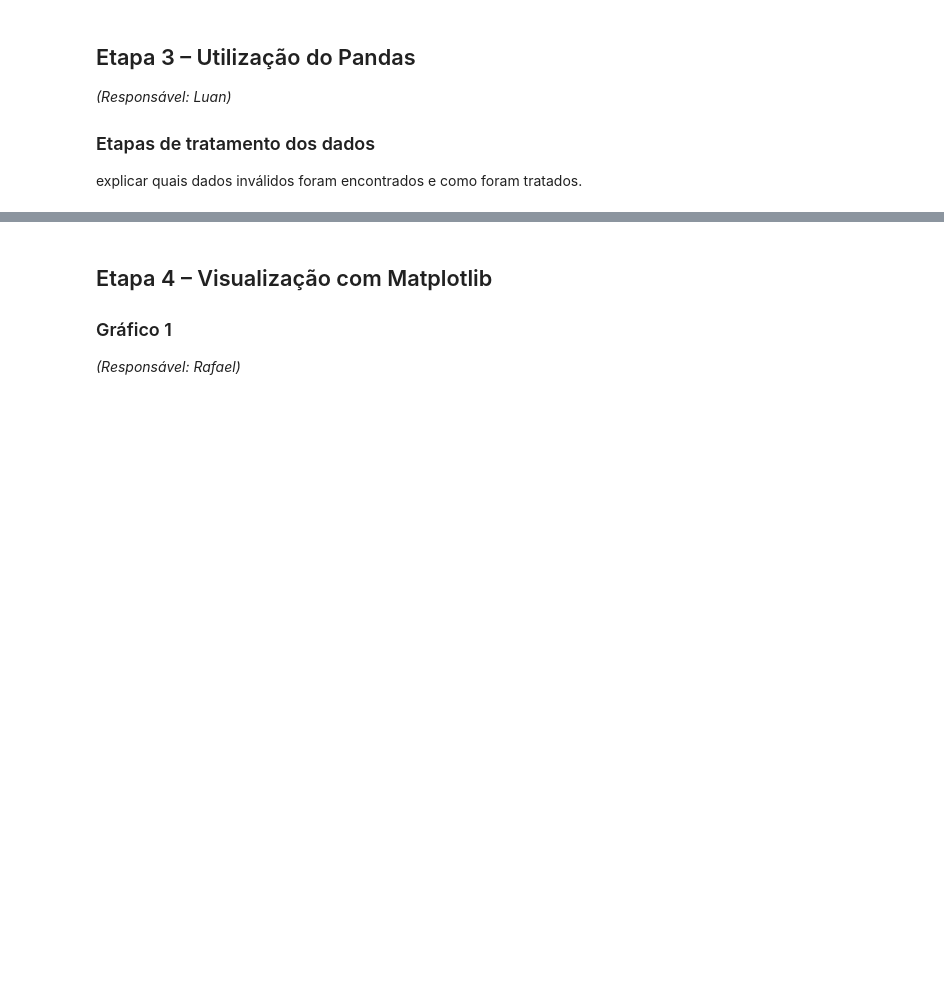
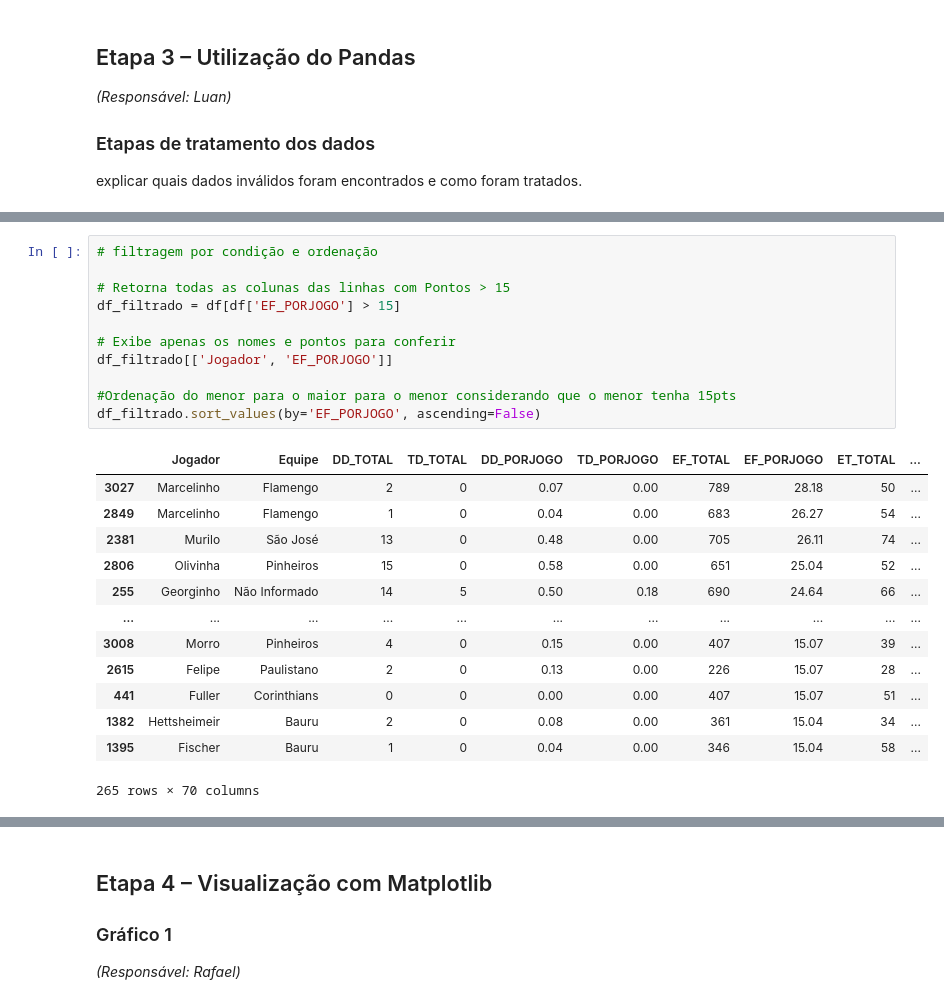
Before and after one commit to Rafa516/projeto-IPCC-IFSP, a Jupyter notebook: trabalho.ipynb, the cells around one changed output, grey strips where cells are left out. Saved outputs shown, nothing was run; the diff lists cells and outputs as text; blank space fills up the shorter version.

```diff
--- a/trabalho.ipynb
+++ b/trabalho.ipynb
@@ -414,2 +496,27 @@ explicar quais dados inválidos foram encontrados e como foram tratados.
+# %%
+# filtragem por condição e ordenação
+
+# Retorna todas as colunas das linhas com Pontos > 15
+df_filtrado = df[df['EF_PORJOGO'] > 15]
+
+# Exibe apenas os nomes e pontos para conferir
+df_filtrado[['Jogador', 'EF_PORJOGO']]
+
+#Ordenação do menor para o maior para o menor considerando que o menor tenha 15pts
+df_filtrado.sort_values(by='EF_PORJOGO', ascending=False)
+# %% [output]
+|  | Jogador | Equipe | DD_TOTAL | TD_TOTAL | DD_PORJOGO | TD_PORJOGO | EF_TOTAL | EF_PORJOGO | ET_TOTAL | ... |
+| 3027 | Marcelinho | Flamengo | 2 | 0 | 0.07 | 0.00 | 789 | 28.18 | 50 | ... |
+| 2849 | Marcelinho | Flamengo | 1 | 0 | 0.04 | 0.00 | 683 | 26.27 | 54 | ... |
+| 2381 | Murilo | São José | 13 | 0 | 0.48 | 0.00 | 705 | 26.11 | 74 | ... |
+| 2806 | Olivinha | Pinheiros | 15 | 0 | 0.58 | 0.00 | 651 | 25.04 | 52 | ... |
+| 255 | Georginho | Não Informado | 14 | 5 | 0.50 | 0.18 | 690 | 24.64 | 66 | ... |
+| ... | ... | ... | ... | ... | ... | ... | ... | ... | ... | ... |
+| 3008 | Morro | Pinheiros | 4 | 0 | 0.15 | 0.00 | 407 | 15.07 | 39 | ... |
+| 2615 | Felipe | Paulistano | 2 | 0 | 0.13 | 0.00 | 226 | 15.07 | 28 | ... |
+| 441 | Fuller | Corinthians | 0 | 0 | 0.00 | 0.00 | 407 | 15.07 | 51 | ... |
+| 1382 | Hettsheimeir | Bauru | 2 | 0 | 0.08 | 0.00 | 361 | 15.04 | 34 | ... |
+| 1395 | Fischer | Bauru | 1 | 0 | 0.04 | 0.00 | 346 | 15.04 | 58 | ... |
+265 rows × 70 columns
 # %%
 # pelo menos duas estatísticas ou agregações
```
Also changed, not shown: parts of 13 cells of this notebook.
